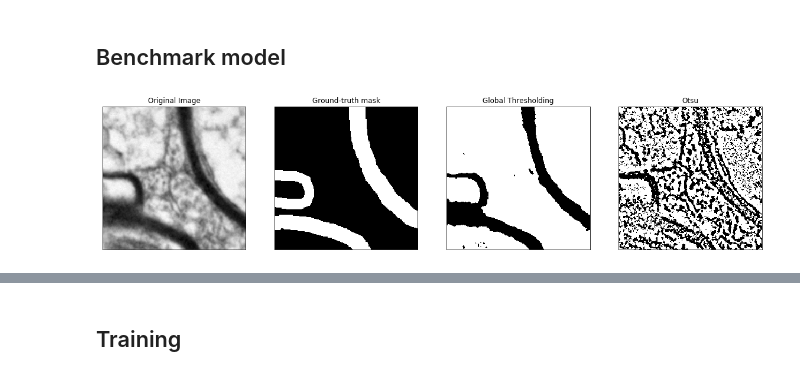
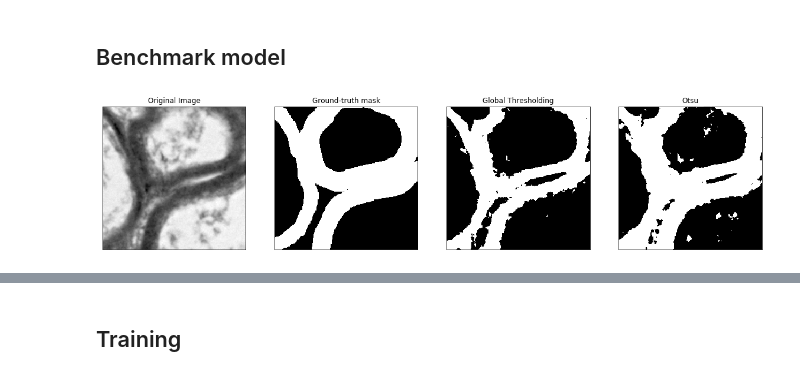
Before and after one commit to i-yu-b/AxSegmenta, a Jupyter notebook: source-code-clean/AxSegmenta report.ipynb, the cells around one changed output, grey strips where cells are left out. Cells and saved outputs as stored; diff of their text form; code cells hidden in the pictures.

```diff
--- a/source-code-clean/AxSegmenta report.ipynb
+++ b/source-code-clean/AxSegmenta report.ipynb
@@ -219,22 +219,24 @@ from losses import *
 paths_imgs = sorted(glob.glob('/notebooks/b.irina/AxSegmenta/Data/Images_patch_224/*'))
 paths_masks = sorted(glob.glob('/notebooks/b.irina/AxSegmenta/Data/Masks_patch_224/*'))
 
-idx = np.random.randint(len(path))
+idx = np.random.randint(len(paths_imgs))
 img = cv2.imread(paths_imgs[idx],0)
 mask = cv2.imread(paths_masks[idx],0)
 # %%
-thr = 90
-ret,th1 = cv2.threshold(img,thr,255,cv2.THRESH_BINARY)
-ret, otsu = cv2.threshold(img,0,255,cv2.THRESH_OTSU)
+thr = 95
+ret,th_mask = cv2.threshold(img,thr,255,cv2.THRESH_BINARY_INV)
+ret,otsu_mask = cv2.threshold(img, 0, 255, cv2.THRESH_OTSU)
+otsu_mask = 255 - otsu_mask
+
 titles = ['Original Image', 'Ground-truth mask', 'Global Thresholding', 'Otsu']
-images = [img, mask, th1, th2, otsu]
+images = [img, mask, th_mask, otsu_mask]
 
 fig = plt.figure(figsize=(20, 10))
 for i in range(4):
     plt.subplot(1,4,i+1), plt.imshow(images[i],'gray')
     plt.title(titles[i])
     plt.xticks([]),plt.yticks([])
 plt.show()
 # %% [output]
-[figure, old version]
+[figure, new version]
 # %%
```
Also changed, not shown: parts of 13 cells of this notebook, 1 other file.
